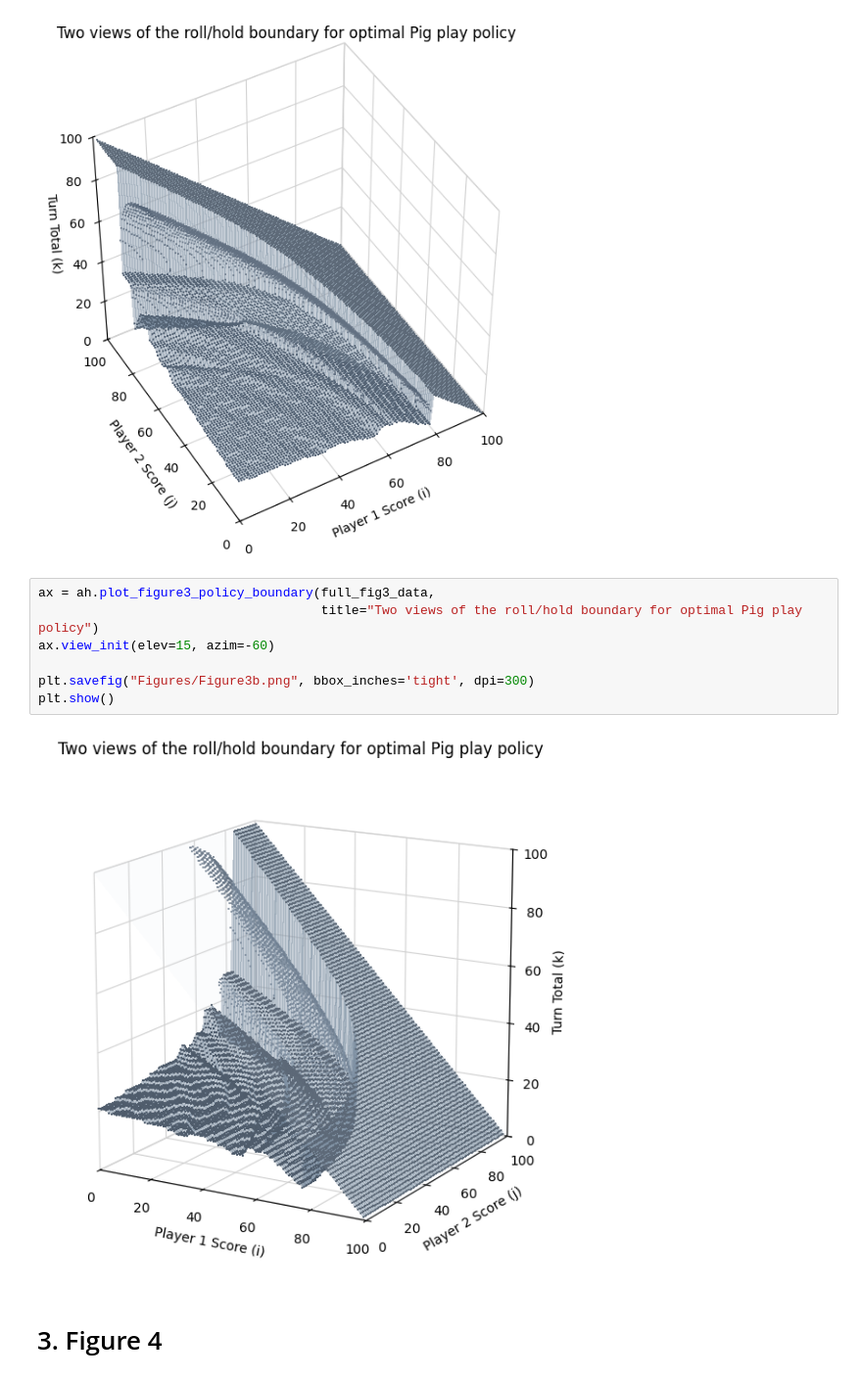
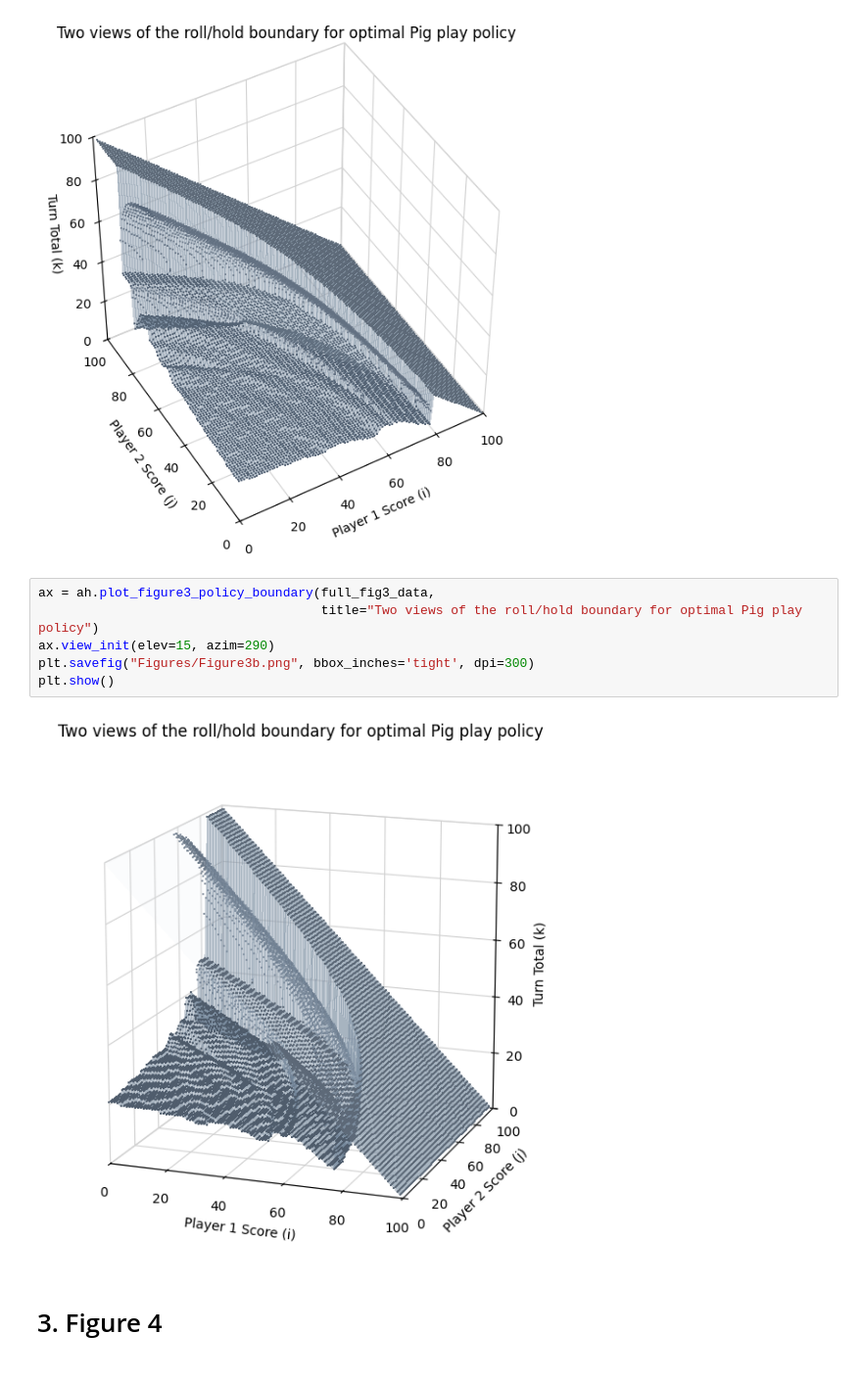
Before and after one commit to C-Rigby/Game_of_Pig_Assessment_3, a Jupyter notebook: experiments/pig_experiment/Pig_Figures.ipynb, the cells around one changed output. Shown at 98% size. Saved outputs shown, nothing was run; the diff lists cells and outputs as text.

```diff
--- a/experiments/pig_experiment/Pig_Figures.ipynb
+++ b/experiments/pig_experiment/Pig_Figures.ipynb
@@ -152,12 +152,11 @@ plt.show()
 # %%
 ax = ah.plot_figure3_policy_boundary(full_fig3_data,
                                      title="Two views of the roll/hold boundary for optimal Pig play policy")
-ax.view_init(elev=15, azim=-60)
-
+ax.view_init(elev=15, azim=290)
 plt.savefig("Figures/Figure3b.png", bbox_inches='tight', dpi=300)
 plt.show()
 # %% [output]
-[figure, old version]
+[figure, new version]
 # %% [markdown]
 # 3. Figure 4
 # %%
```
Also changed, not shown: parts of 4 cells of this notebook, 3 other files.
